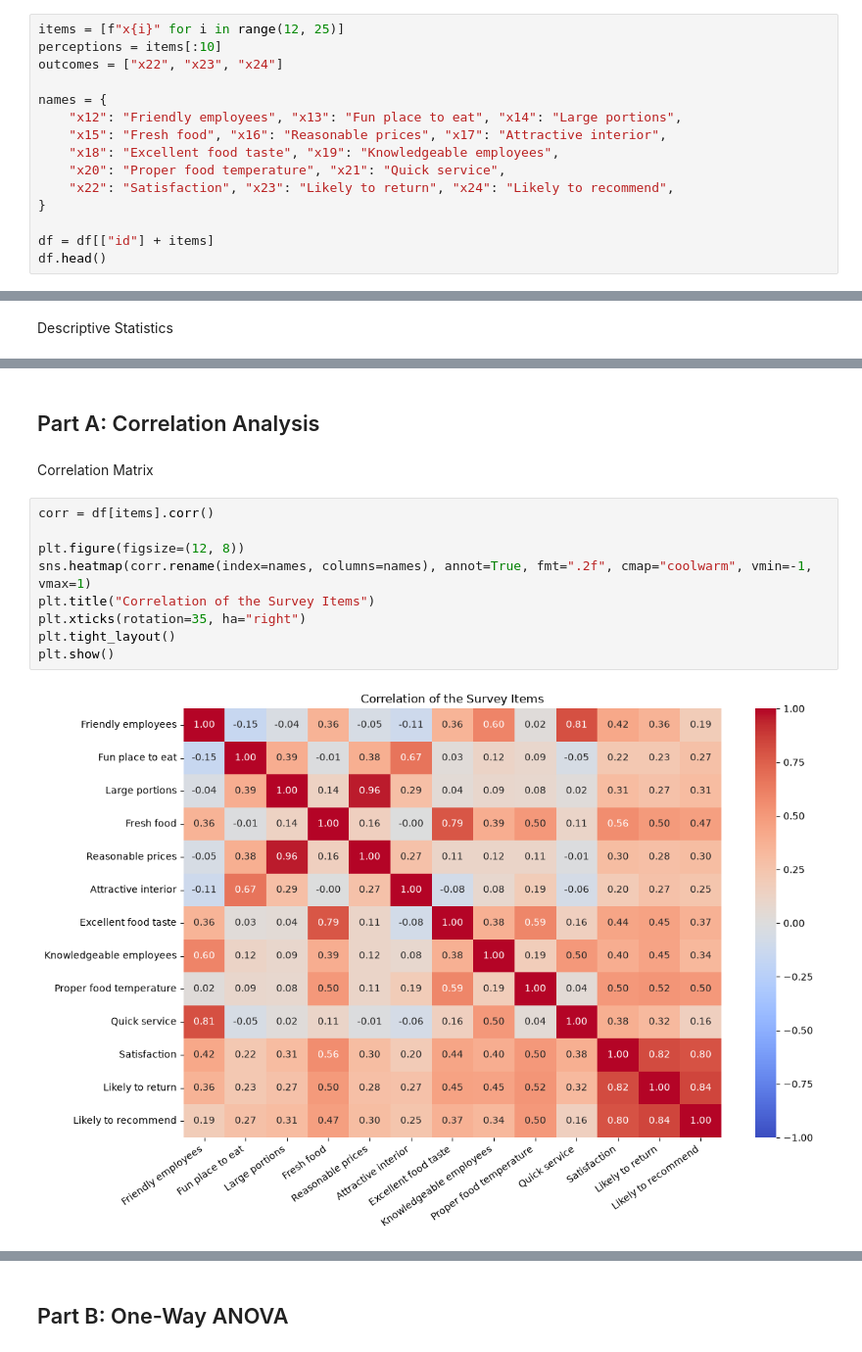
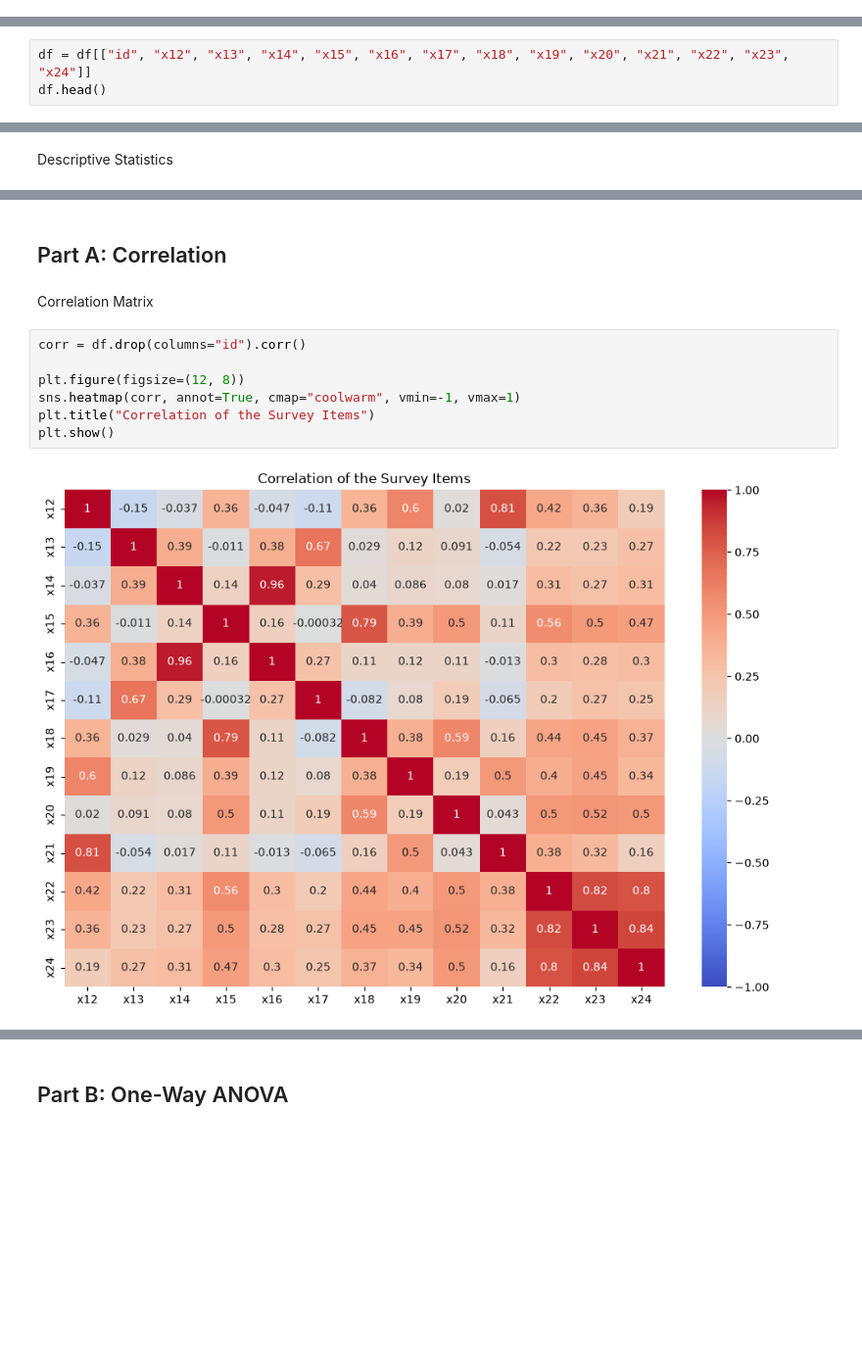
Before and after one commit to Dawngend/School-Works, a Jupyter notebook: Statistical Analysis and Modeling/PAMESA - M2-Technical.ipynb, the cells around one changed output, grey strips where cells are left out. Shown at 98% size. Cells and saved outputs as stored; diff of their text form; blank space fills up the shorter version.

```diff
--- a/Statistical Analysis and Modeling/PAMESA - M2-Technical.ipynb
+++ b/Statistical Analysis and Modeling/PAMESA - M2-Technical.ipynb
@@ -25,15 +22,0 @@ Selecting the Survey Columns
-# %%
-items = [f"x{i}" for i in range(12, 25)]
-perceptions = items[:10]
-outcomes = ["x22", "x23", "x24"]
-
-names = {
-    "x12": "Friendly employees", "x13": "Fun place to eat", "x14": "Large portions",
-    "x15": "Fresh food", "x16": "Reasonable prices", "x17": "Attractive interior",
-    "x18": "Excellent food taste", "x19": "Knowledgeable employees",
-    "x20": "Proper food temperature", "x21": "Quick service",
-    "x22": "Satisfaction", "x23": "Likely to return", "x24": "Likely to recommend",
-}
-
-df = df[["id"] + items]
-df.head()
@@ -46,0 +45,3 @@ df.head()
+# %%
+df = df[["id", "x12", "x13", "x14", "x15", "x16", "x17", "x18", "x19", "x20", "x21", "x22", "x23", "x24"]]
+df.head()
@@ -94,15 +91,13 @@ desc
 # %% [markdown]
-## Part A: Correlation Analysis
+## Part A: Correlation
 # %% [markdown]
 Correlation Matrix
 # %%
-corr = df[items].corr()
+corr = df.drop(columns="id").corr()
 
 plt.figure(figsize=(12, 8))
-sns.heatmap(corr.rename(index=names, columns=names), annot=True, fmt=".2f", cmap="coolwarm", vmin=-1, vmax=1)
+sns.heatmap(corr, annot=True, cmap="coolwarm", vmin=-1, vmax=1)
 plt.title("Correlation of the Survey Items")
-plt.xticks(rotation=35, ha="right")
-plt.tight_layout()
 plt.show()
 # %% [output]
-[figure, old version]
+[figure, new version]
```
Also changed, not shown: parts of 43 cells of this notebook.
